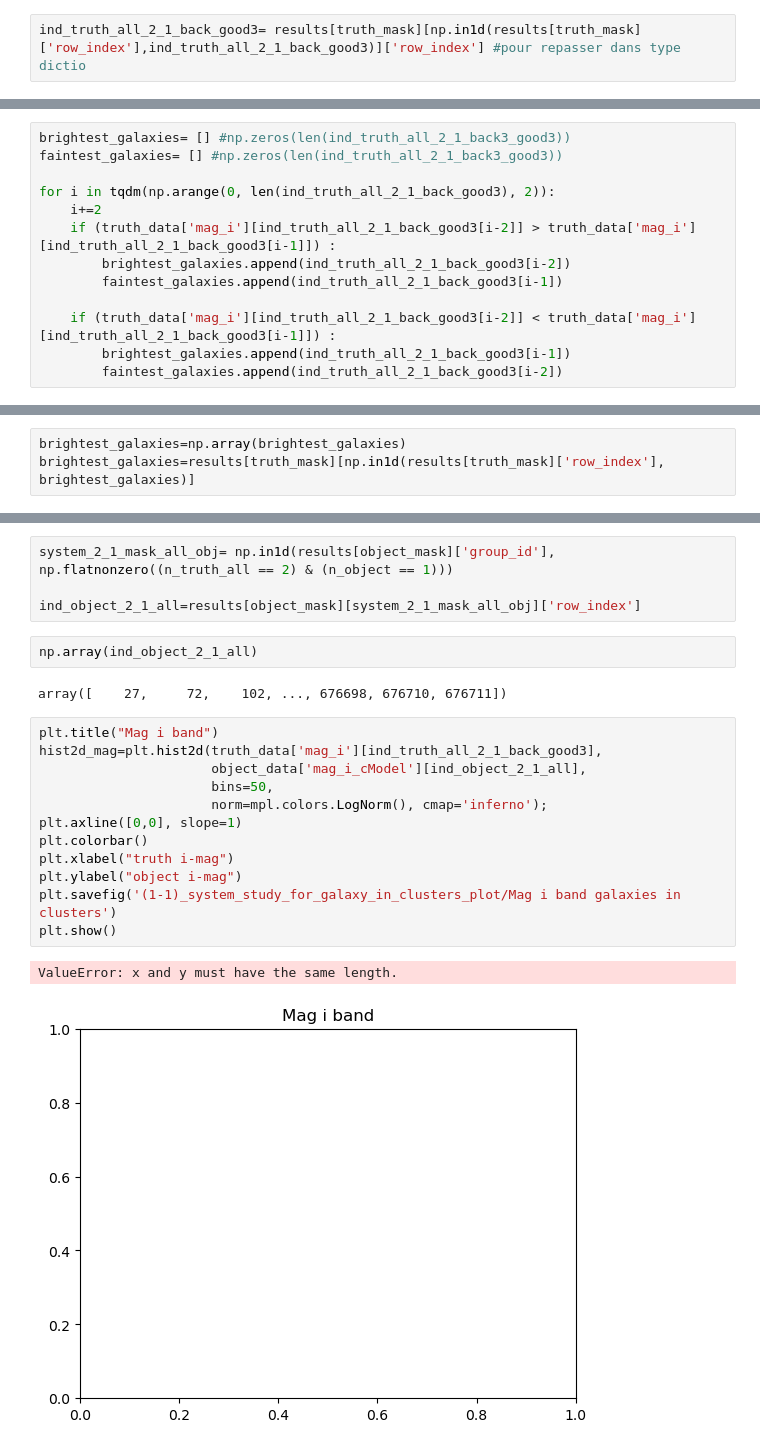
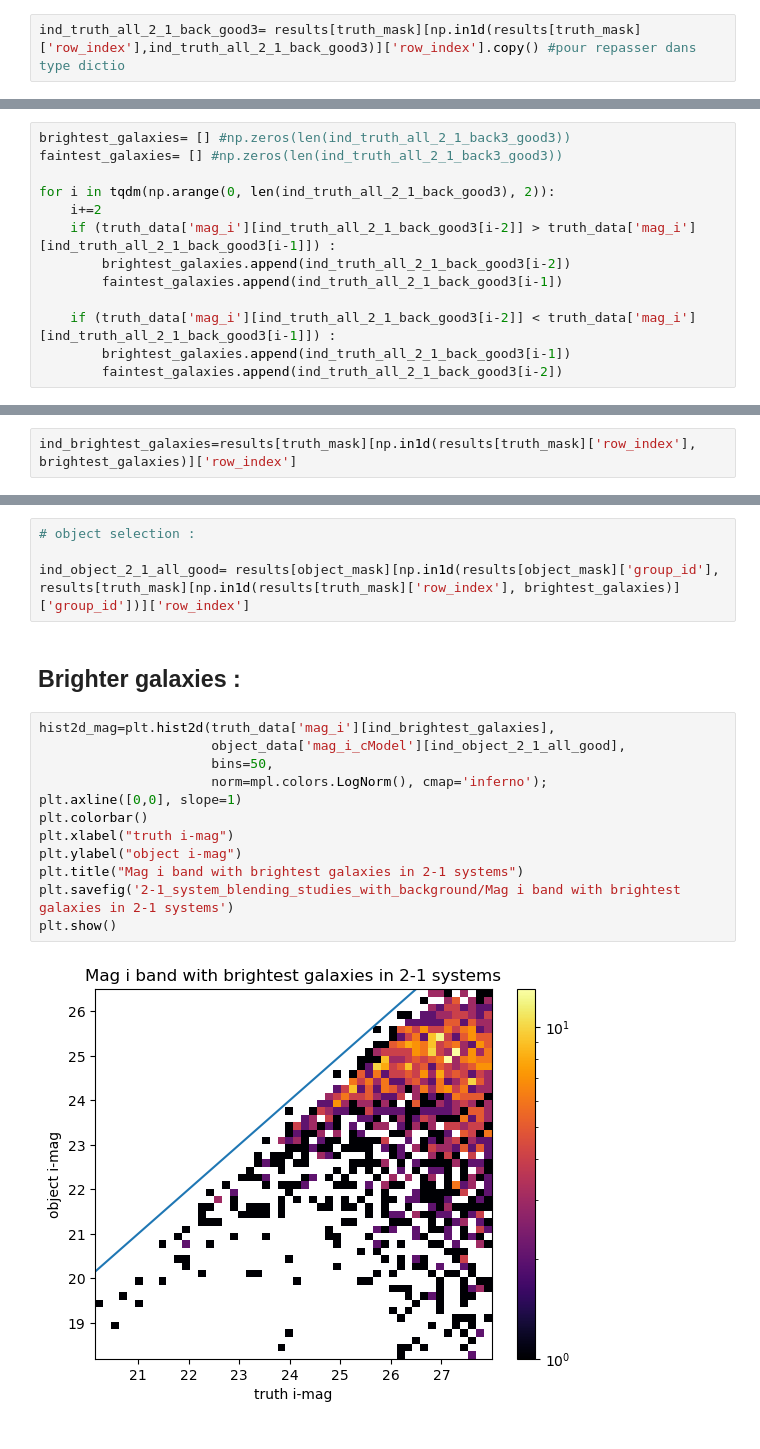
Before and after one commit to GabrielFrugier/stage_LSST, a Jupyter notebook: study_with_background_galaxies_for_2_1_syst.ipynb, the cells around one changed output, grey strips where cells are left out. Drawn from its saved outputs; the diff is of its cells as text.

Commit message:
mag-mag plot for brightest and faintest galaxies in 2-1 systems

```diff
--- a/study_with_background_galaxies_for_2_1_syst.ipynb
+++ b/study_with_background_galaxies_for_2_1_syst.ipynb
@@ -569,4 +545,4 @@ print("% of (2-1) systems (with one of the two galaxies belonging to a cluster)
 # %% [markdown]
 ### Selection of the brightest stars in the system :
 # %%
-ind_truth_all_2_1_back_good3= results[truth_mask][np.in1d(results[truth_mask]['row_index'],ind_truth_all_2_1_back_good3)]['row_index'] #pour repasser dans type dictio
+ind_truth_all_2_1_back_good3= results[truth_mask][np.in1d(results[truth_mask]['row_index'],ind_truth_all_2_1_back_good3)]['row_index'].copy() #pour repasser dans type dictio
@@ -606,3 +590,2 @@ for i in tqdm(np.arange(0, len(ind_truth_all_2_1_back_good3), 2)):
 # %%
-brightest_galaxies=np.array(brightest_galaxies)
-brightest_galaxies=results[truth_mask][np.in1d(results[truth_mask]['row_index'], brightest_galaxies)]
+ind_brightest_galaxies=results[truth_mask][np.in1d(results[truth_mask]['row_index'], brightest_galaxies)]['row_index']
@@ -665,23 +601,20 @@ ind_truth_all_2_1_back_good3
-# %%
-system_2_1_mask_all_obj= np.in1d(results[object_mask]['group_id'], np.flatnonzero((n_truth_all == 2) & (n_object == 1)))
-
-ind_object_2_1_all=results[object_mask][system_2_1_mask_all_obj]['row_index']
-# %%
-np.array(ind_object_2_1_all)
-# %% [output]
-array([    27,     72,    102, ..., 676698, 676710, 676711])
-# %%
-plt.title("Mag i band")
-hist2d_mag=plt.hist2d(truth_data['mag_i'][ind_truth_all_2_1_back_good3],
-                      object_data['mag_i_cModel'][ind_object_2_1_all],
-                      bins=50,
-                      norm=mpl.colors.LogNorm(), cmap='inferno');
-plt.axline([0,0], slope=1)
-plt.colorbar()
-plt.xlabel("truth i-mag")
-plt.ylabel("object i-mag")
-plt.savefig('(1-1)_system_study_for_galaxy_in_clusters_plot/Mag i band galaxies in clusters')
-plt.show()
-# %% [output]
-ValueError: x and y must have the same length.
-[figure, removed]
+# %%
+# object selection :
+
+ind_object_2_1_all_good= results[object_mask][np.in1d(results[object_mask]['group_id'], results[truth_mask][np.in1d(results[truth_mask]['row_index'], brightest_galaxies)]['group_id'])]['row_index']
+# %% [markdown]
+## Brighter galaxies :
+# %%
+hist2d_mag=plt.hist2d(truth_data['mag_i'][ind_brightest_galaxies],
+                      object_data['mag_i_cModel'][ind_object_2_1_all_good],
+                      bins=50,
+                      norm=mpl.colors.LogNorm(), cmap='inferno');
+plt.axline([0,0], slope=1)
+plt.colorbar()
+plt.xlabel("truth i-mag")
+plt.ylabel("object i-mag")
+plt.title("Mag i band with brightest galaxies in 2-1 systems")
+plt.savefig('2-1_system_blending_studies_with_background/Mag i band with brightest galaxies in 2-1 systems')
+plt.show()
+# %% [output]
+[figure, added]
```
Also changed, not shown: parts of 13 cells of this notebook, 1 other file.
